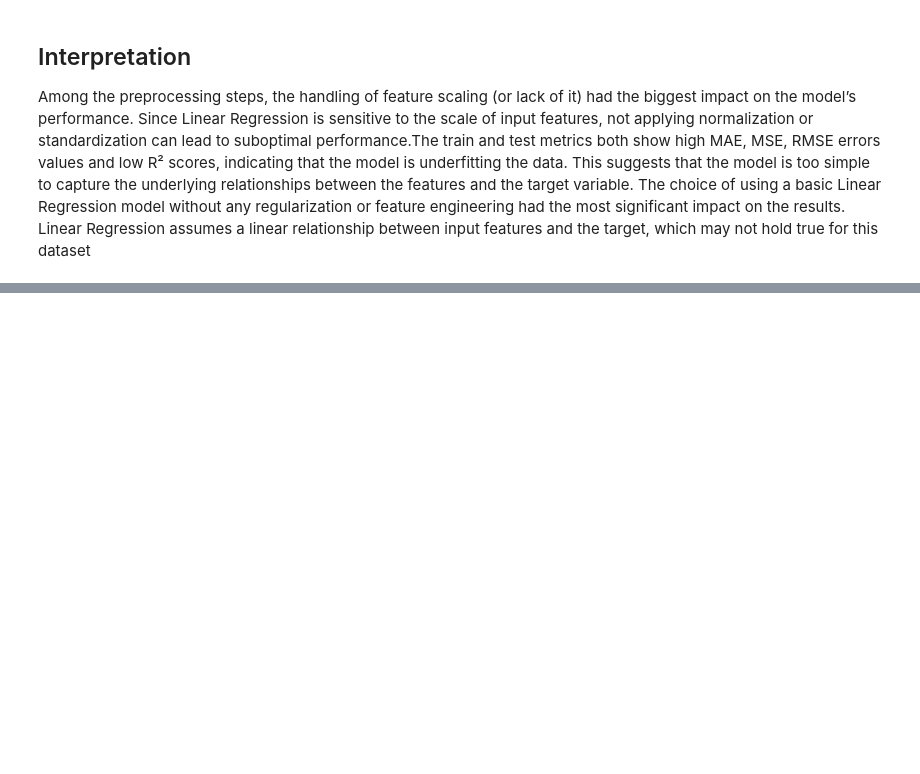
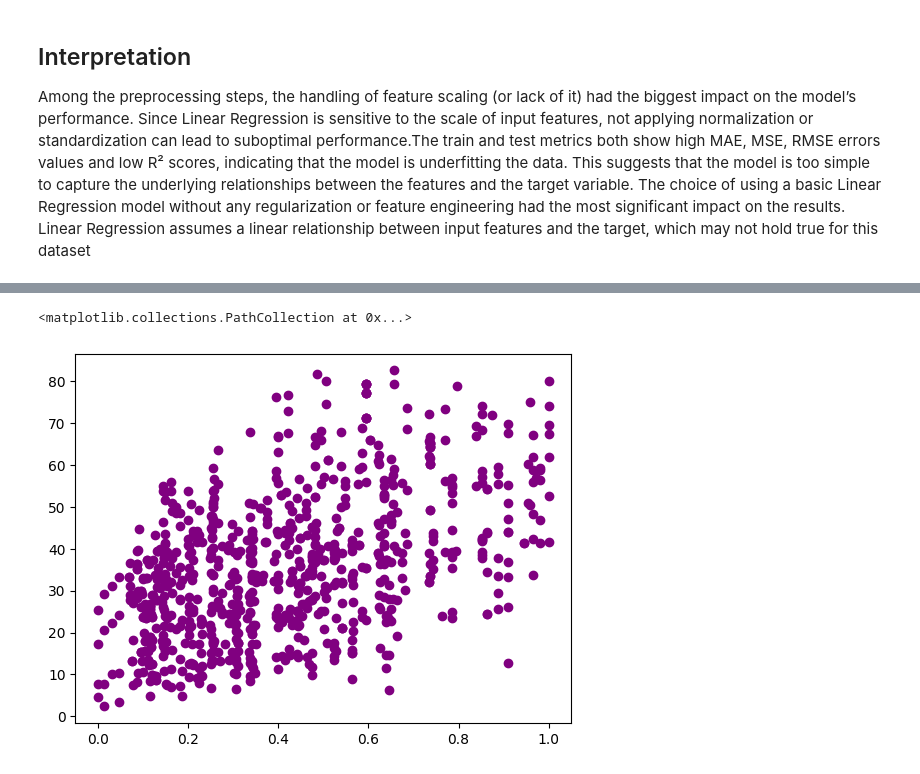
Before and after one commit to ompatil1947/Linear-Regression, a Jupyter notebook: library/training.ipynb, the cells around one changed output, grey strips where cells are left out. Drawn from its saved outputs; the diff is of its cells as text; code cells hidden in the pictures; blank space fills up the shorter version.

```diff
--- a/library/training.ipynb
+++ b/library/training.ipynb
@@ -88,0 +135,5 @@ The choice of using a basic Linear Regression model without any regularization o
+# %%
+plt.scatter(X_train_scaled2[:,0], y_train, color='purple', label='Train Data')
+# %% [output]
+<matplotlib.collections.PathCollection at 0x...>
+[figure, added]
```
Also changed, not shown: parts of 16 cells of this notebook.
